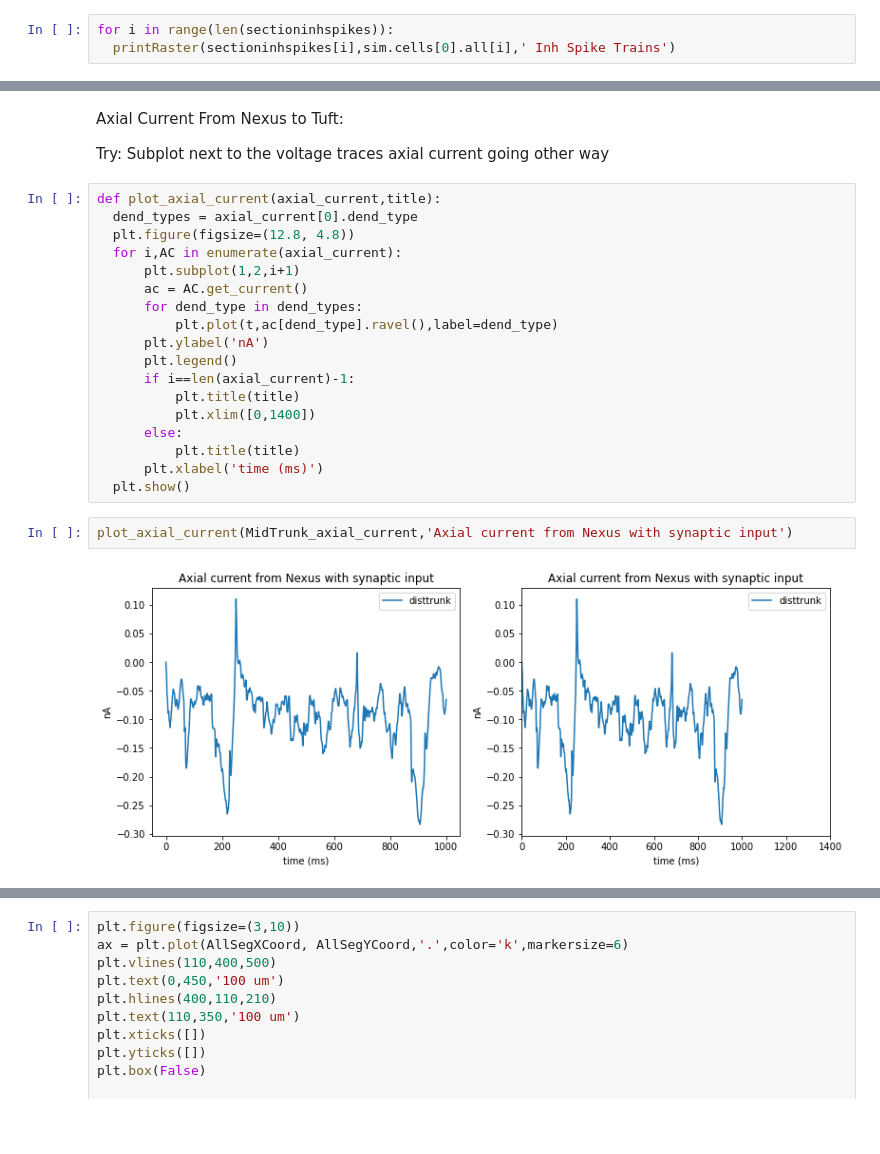
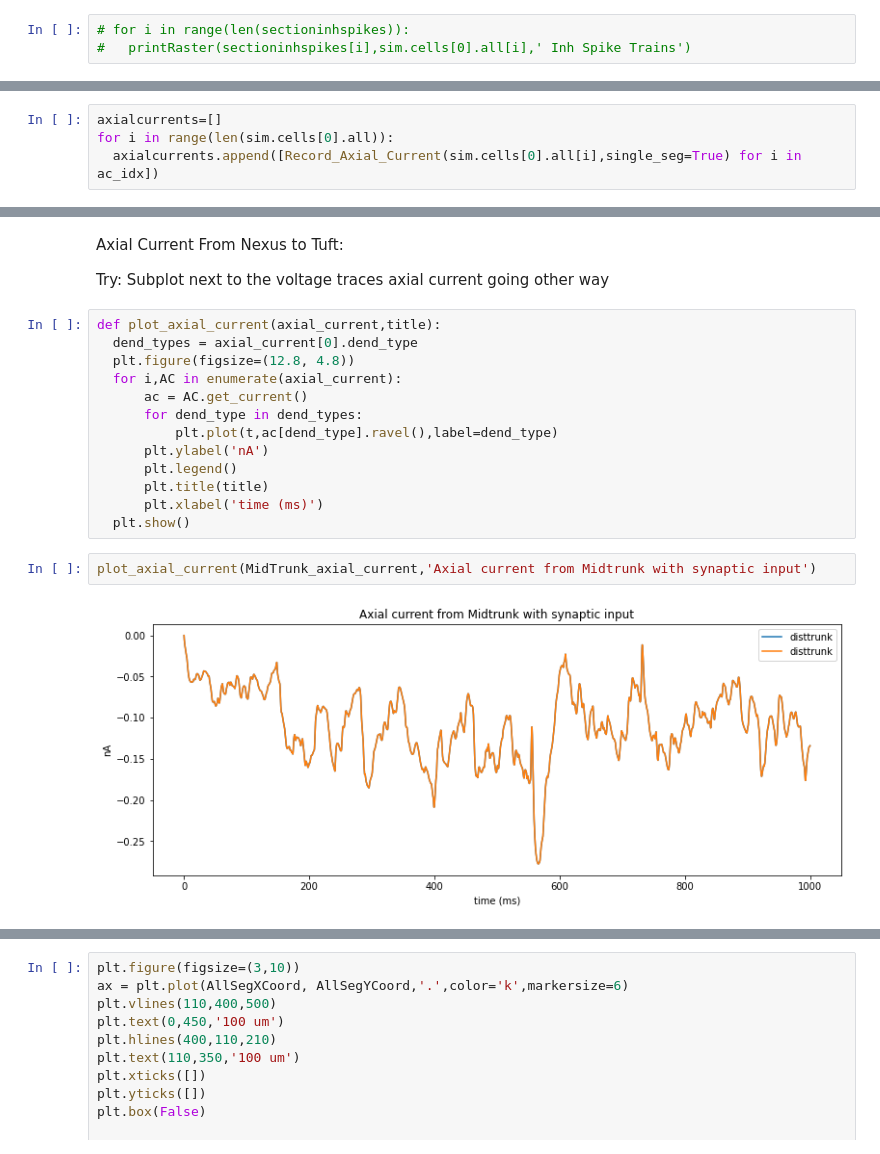
Before and after one commit to davidfague/Stylized-ReducedOrder-L5-Model, a Jupyter notebook: SROL5.ipynb, the cells around one changed output, grey strips where cells are left out. Saved outputs shown, nothing was run; the diff lists cells and outputs as text; blank space fills up the shorter version.

Commit message:
Getting axial current from every section

```diff
--- a/SROL5.ipynb
+++ b/SROL5.ipynb
@@ -1466,3 +1466,3 @@ def printRaster(raster, section, type):
 # %%
-for i in range(len(sectioninhspikes)):
-  printRaster(sectioninhspikes[i],sim.cells[0].all[i],' Inh Spike Trains')
+# for i in range(len(sectioninhspikes)):
+#   printRaster(sectioninhspikes[i],sim.cells[0].all[i],' Inh Spike Trains')
@@ -1499,4 +1485,8 @@ ac_idx = [0,-1] #not exactly sure what this does, but object cannot be enumerate
 Nexus_axial_current = [Record_Axial_Current(sim.cells[i].all[19],single_seg=True) for i in ac_idx]
 MidTrunk_axial_current = [Record_Axial_Current(sim.cells[i].all[18],single_seg=True) for i in ac_idx]
 Soma_axial_current = [Record_Axial_Current(sim.cells[i].all[0],single_seg=True) for i in ac_idx]
+# %%
+axialcurrents=[]
+for i in range(len(sim.cells[0].all)):
+  axialcurrents.append([Record_Axial_Current(sim.cells[0].all[i],single_seg=True) for i in ac_idx])
 # %%
@@ -2181,23 +2089,18 @@ def plot_axial_current(axial_current,title):
   dend_types = axial_current[0].dend_type
   plt.figure(figsize=(12.8, 4.8))
   for i,AC in enumerate(axial_current):
-      plt.subplot(1,2,i+1)
       ac = AC.get_current()
       for dend_type in dend_types:
           plt.plot(t,ac[dend_type].ravel(),label=dend_type)
       plt.ylabel('nA')
       plt.legend()
-      if i==len(axial_current)-1:
-          plt.title(title)
-          plt.xlim([0,1400])
-      else:
-          plt.title(title)
+      plt.title(title)
       plt.xlabel('time (ms)')
   plt.show()
 # %%
-plot_axial_current(MidTrunk_axial_current,'Axial current from Nexus with synaptic input')
+plot_axial_current(MidTrunk_axial_current,'Axial current from Midtrunk with synaptic input')
 # %% [output]
-[figure, old version]
+[figure, new version]
 # %%
 plot_axial_current(Nexus_axial_current,'Axial current from Nexus with synaptic input')
 # %% [output]
```
Also changed, not shown: parts of 44 cells of this notebook.
